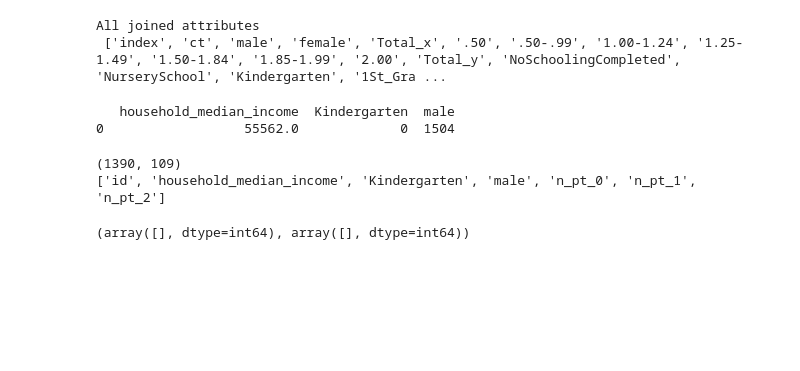
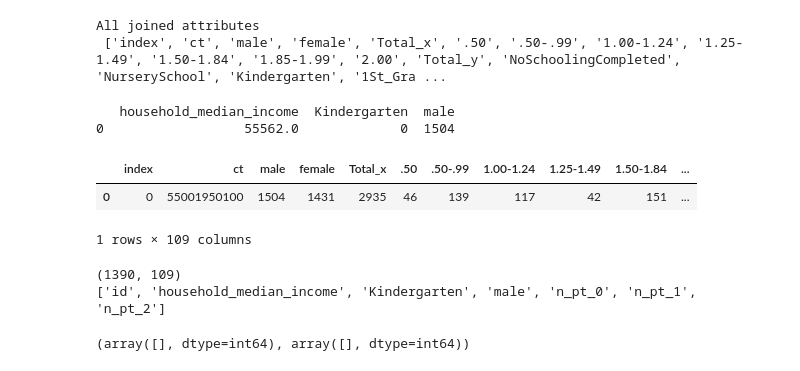
Before and after one commit to ychen884/STICC-GCC, a Jupyter notebook: STICC-part/Test_STICC-Filtered.ipynb, the cells around one changed output. Saved outputs shown, nothing was run; the diff lists cells and outputs as text; code cells hidden in the pictures; blank space fills up the shorter version.

```diff
--- a/STICC-part/Test_STICC-Filtered.ipynb
+++ b/STICC-part/Test_STICC-Filtered.ipynb
@@ -160,3 +148,13 @@ else:
 # %% [output]
    household_median_income  Kindergarten  male
 0                  55562.0             0  1504
+# %%
+import libpysal.weights as weights
+df_joined.head(1)
+
+gdf = gpd.GeoDataFrame(df_joined, geometry=gpd.points_from_xy(df_joined['INTPTLAT'], df_joined['INTPTLON']))
+gdf.head(1)
+# %% [output]
+|  | index | ct | male | female | Total_x | .50 | .50-.99 | 1.00-1.24 | 1.25-1.49 | 1.50-1.84 | ... |
+| 0 | 0 | 55001950100 | 1504 | 1431 | 2935 | 46 | 139 | 117 | 42 | 151 | ... |
+1 rows × 109 columns
```
Also changed, not shown: parts of 12 cells of this notebook.
